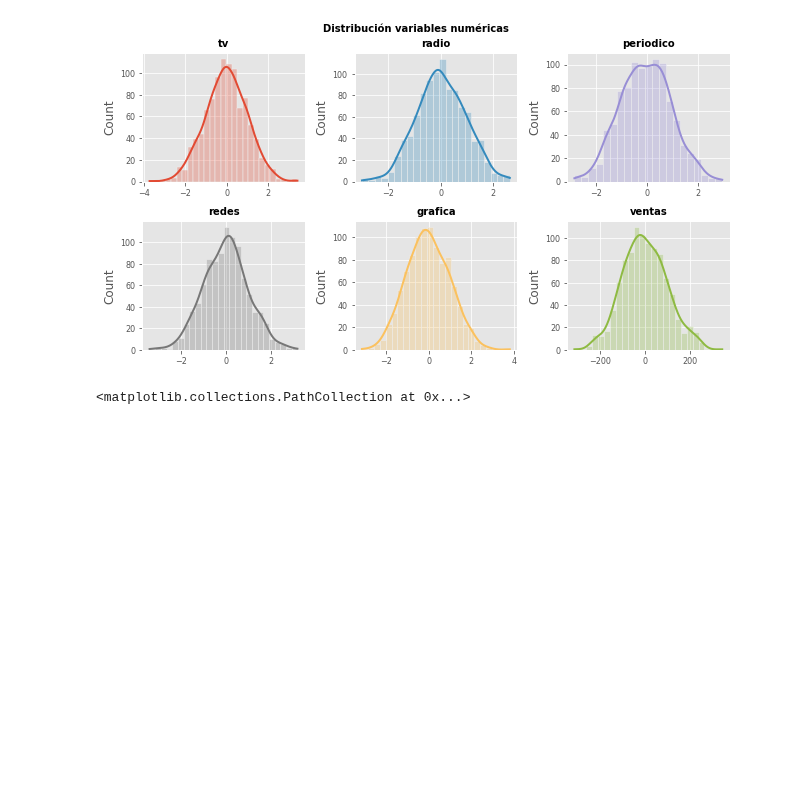
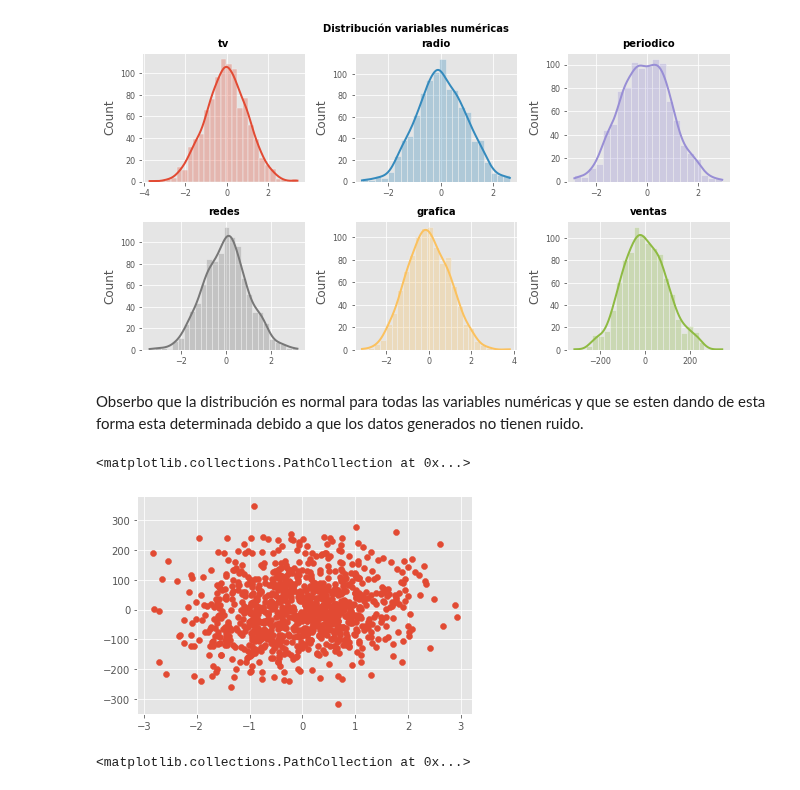
Before and after one commit to Ivano05/Practico-2022-, a Jupyter notebook: IVANO_Examen_V1.ipynb, the cells around one changed output. Cells and saved outputs as stored; diff of their text form; code cells hidden in the pictures; blank space fills up the shorter version.

```diff
--- a/IVANO_Examen_V1.ipynb
+++ b/IVANO_Examen_V1.ipynb
@@ -216,6 +194,13 @@ plt.subplots_adjust(top = 0.9)
 fig.suptitle('Distribución variables numéricas', fontsize = 10, fontweight = "bold");
 # %% [output]
 [figure]
+# %% [markdown]
+Obserbo que la distribución es normal para todas las variables numéricas y que se esten dando de esta forma esta determinada debido a que los datos generados no tienen ruido.
+# %%
+plt.scatter(datos['periodico'],datos['ventas'])
+# %% [output]
+<matplotlib.collections.PathCollection at 0x...>
+[figure, added]
 # %%
 plt.scatter(datos['radio'],datos['ventas'])
 # %% [output]
```
Also changed, not shown: parts of 15 cells of this notebook.
